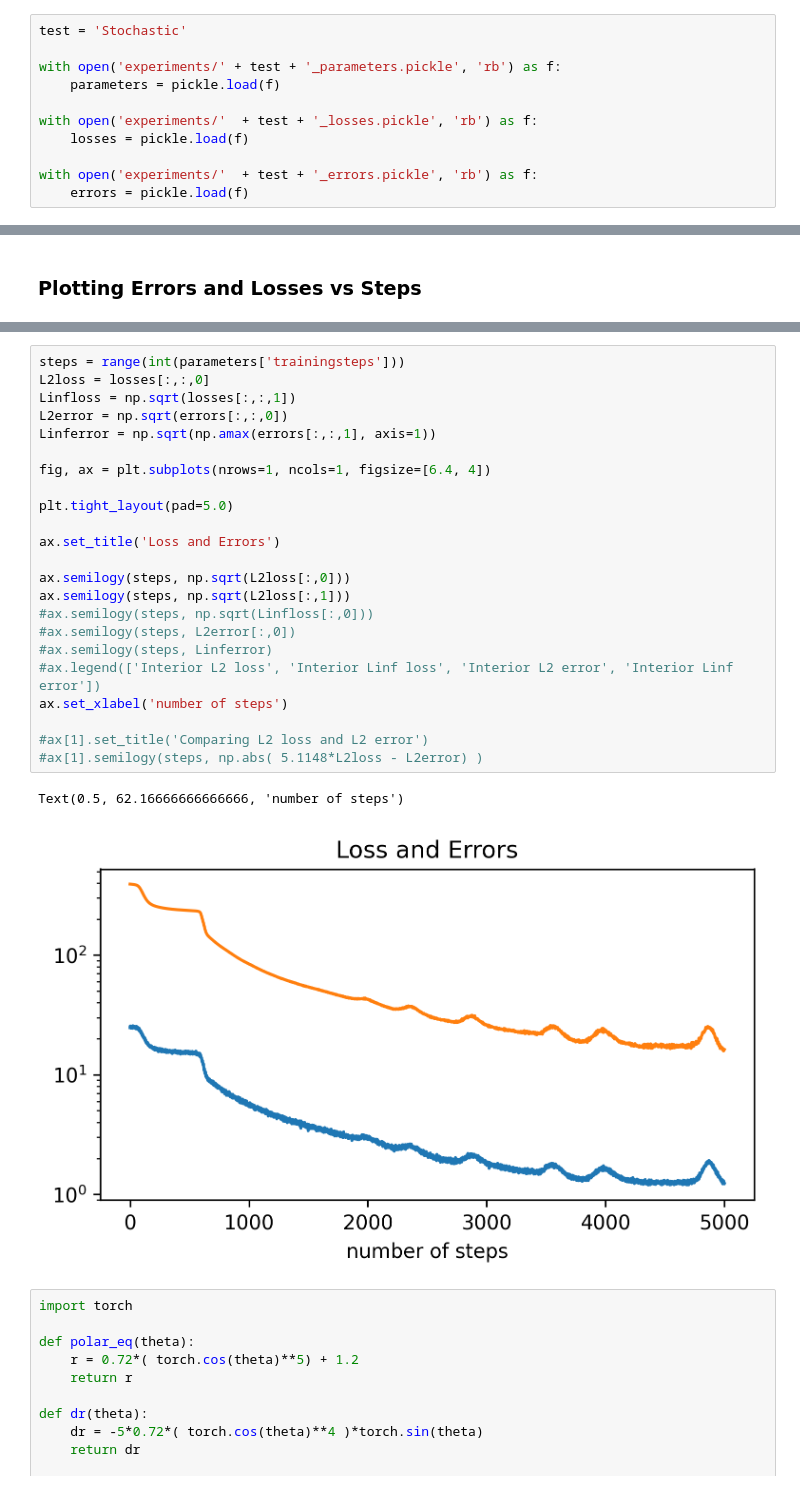
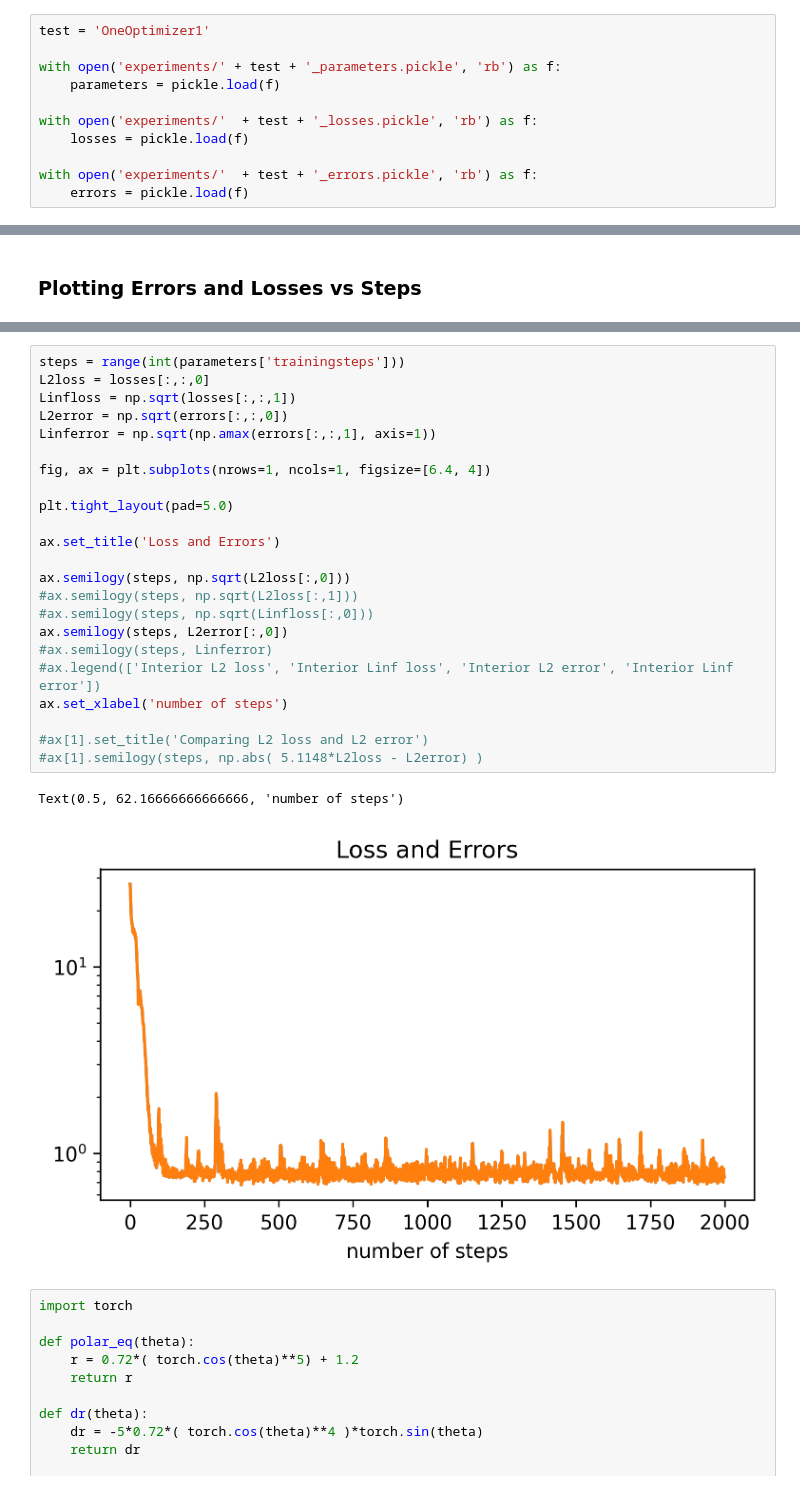
Before and after one commit to mskPark/DRLPDE, a Jupyter notebook: example1_plot.ipynb, the cells around one changed output, grey strips where cells are left out. Saved outputs shown, nothing was run; the diff lists cells and outputs as text.

Commit message:
Fixed error collection

```diff
--- a/example1_plot.ipynb
+++ b/example1_plot.ipynb
@@ -14,7 +14,7 @@ mpl.rcParams['figure.dpi'] = 300
 #plt.rcParams['font.serif'] = ['Computer Modern']
 #plt.rcParams['font.size'] = 8
 # %%
-test = 'Stochastic'
+test = 'OneOptimizer1'
 
 with open('experiments/' + test + '_parameters.pickle', 'rb') as f:
     parameters = pickle.load(f)
@@ -128,29 +136,29 @@ Linf error = 0.9528
 # %%
 steps = range(int(parameters['trainingsteps']))
 L2loss = losses[:,:,0]
 Linfloss = np.sqrt(losses[:,:,1])
 L2error = np.sqrt(errors[:,:,0])
 Linferror = np.sqrt(np.amax(errors[:,:,1], axis=1))
 
 fig, ax = plt.subplots(nrows=1, ncols=1, figsize=[6.4, 4])
 
 plt.tight_layout(pad=5.0)
 
 ax.set_title('Loss and Errors')
 
 ax.semilogy(steps, np.sqrt(L2loss[:,0]))
-ax.semilogy(steps, np.sqrt(L2loss[:,1]))
+#ax.semilogy(steps, np.sqrt(L2loss[:,1]))
 #ax.semilogy(steps, np.sqrt(Linfloss[:,0]))
-#ax.semilogy(steps, L2error[:,0])
+ax.semilogy(steps, L2error[:,0])
 #ax.semilogy(steps, Linferror)
 #ax.legend(['Interior L2 loss', 'Interior Linf loss', 'Interior L2 error', 'Interior Linf error'])
 ax.set_xlabel('number of steps')
 
 #ax[1].set_title('Comparing L2 loss and L2 error')
 #ax[1].semilogy(steps, np.abs( 5.1148*L2loss - L2error) )
 # %% [output]
 Text(0.5, 62.16666666666666, 'number of steps')
-[figure, old version]
+[figure, new version]
 # %%
 import torch
 
```
Also changed, not shown: parts of 5 cells of this notebook, 3 other files.
